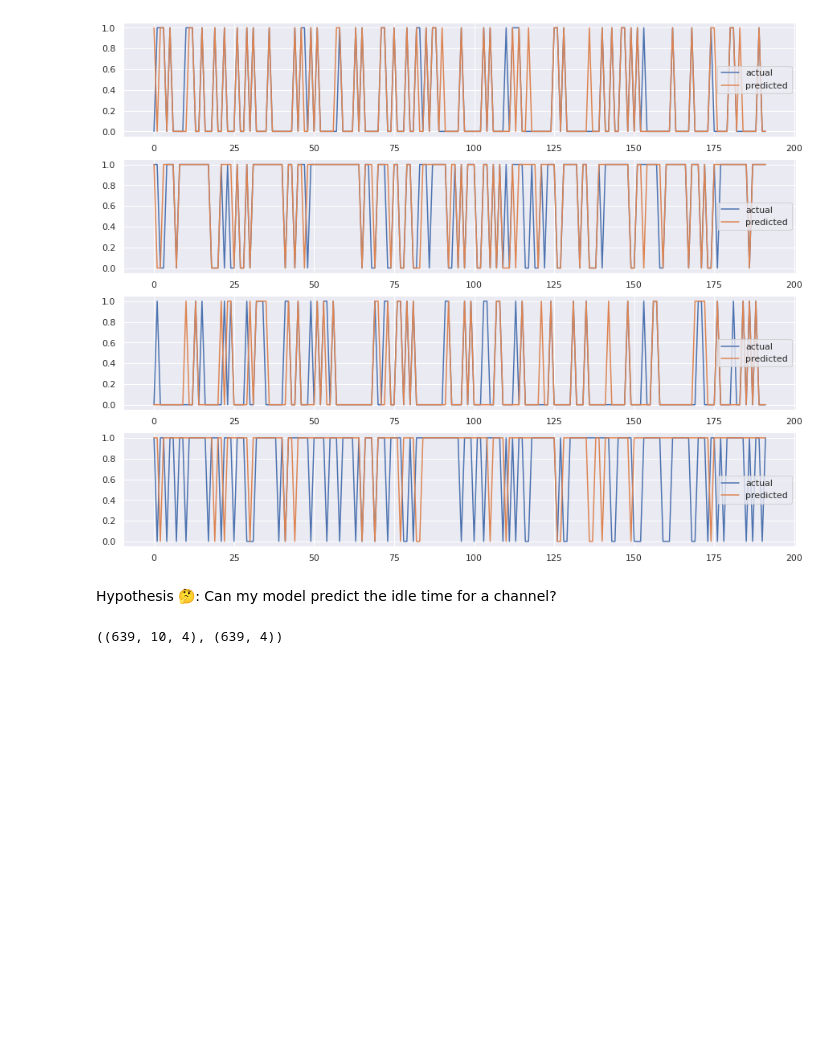
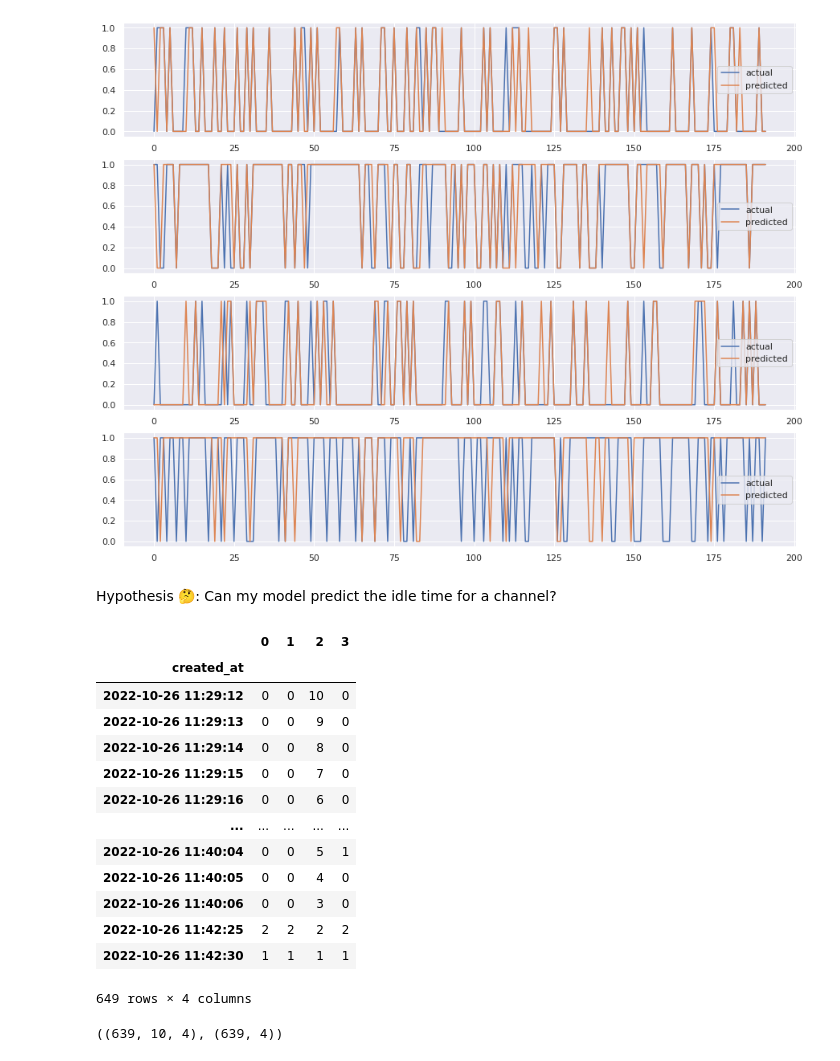
Before and after one commit to AllisonOge/predictive_modeling, a Jupyter notebook: predictive_ml.ipynb, the cells around one changed output. Cells and saved outputs as stored; diff of their text form; code cells hidden in the pictures; blank space fills up the shorter version.

Commit message:
Data preparation using idletimes for prediction

```diff
--- a/predictive_ml.ipynb
+++ b/predictive_ml.ipynb
@@ -332,4 +332,29 @@ def df_to_X_y2(df, window_size=10):
     idle_times = [i[0][1] for i in  list(map(start_and_idle_time, df.to_numpy()[window_size+i:].transpose()))]
     y.append(idle_times)
   return np.array(X), np.array(y)
+# %%
+def get_idletimes_df(df):
+  idle_times = []
+  for i in range(df.shape[0]):
+    idle_times.append([j[0][1] if i+j[0][0] <= i else 0 for j in  list(map(start_and_idle_time, df.to_numpy()[i:].transpose()))])
+
+  return pd.DataFrame(data=idle_times, index=df.index)
+# %%
+idle_times_df = get_idletimes_df(sensor_copy_df)
+idle_times_df
+# %% [output]
+|  | 0 | 1 | 2 | 3 |
+| created_at |  |  |  |  |
+| 2022-10-26 11:29:12 | 0 | 0 | 10 | 0 |
+| 2022-10-26 11:29:13 | 0 | 0 | 9 | 0 |
+| 2022-10-26 11:29:14 | 0 | 0 | 8 | 0 |
+| 2022-10-26 11:29:15 | 0 | 0 | 7 | 0 |
+| 2022-10-26 11:29:16 | 0 | 0 | 6 | 0 |
+| ... | ... | ... | ... | ... |
+| 2022-10-26 11:40:04 | 0 | 0 | 5 | 1 |
+| 2022-10-26 11:40:05 | 0 | 0 | 4 | 0 |
+| 2022-10-26 11:40:06 | 0 | 0 | 3 | 0 |
+| 2022-10-26 11:42:25 | 2 | 2 | 2 | 2 |
+| 2022-10-26 11:42:30 | 1 | 1 | 1 | 1 |
+649 rows × 4 columns
 # %%
```
Also changed, not shown: parts of 9 cells of this notebook.
